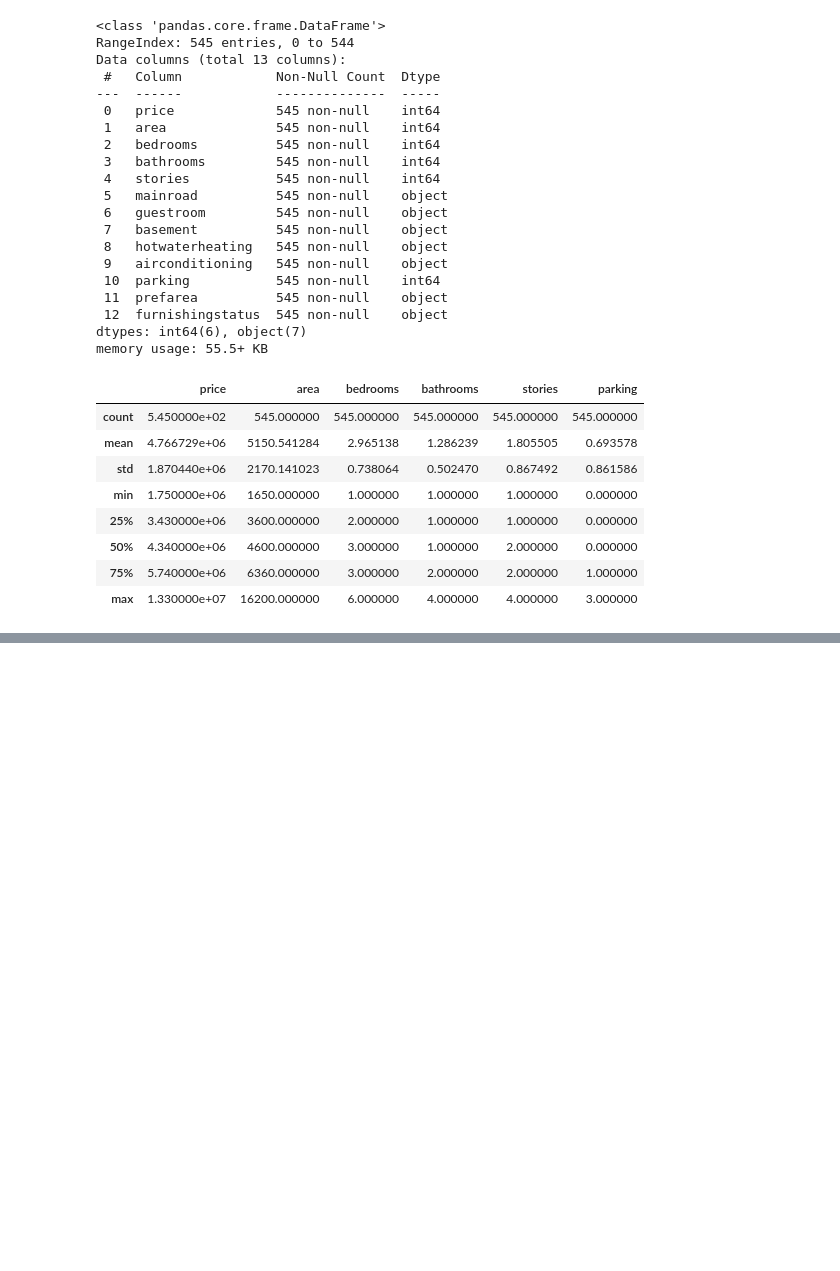
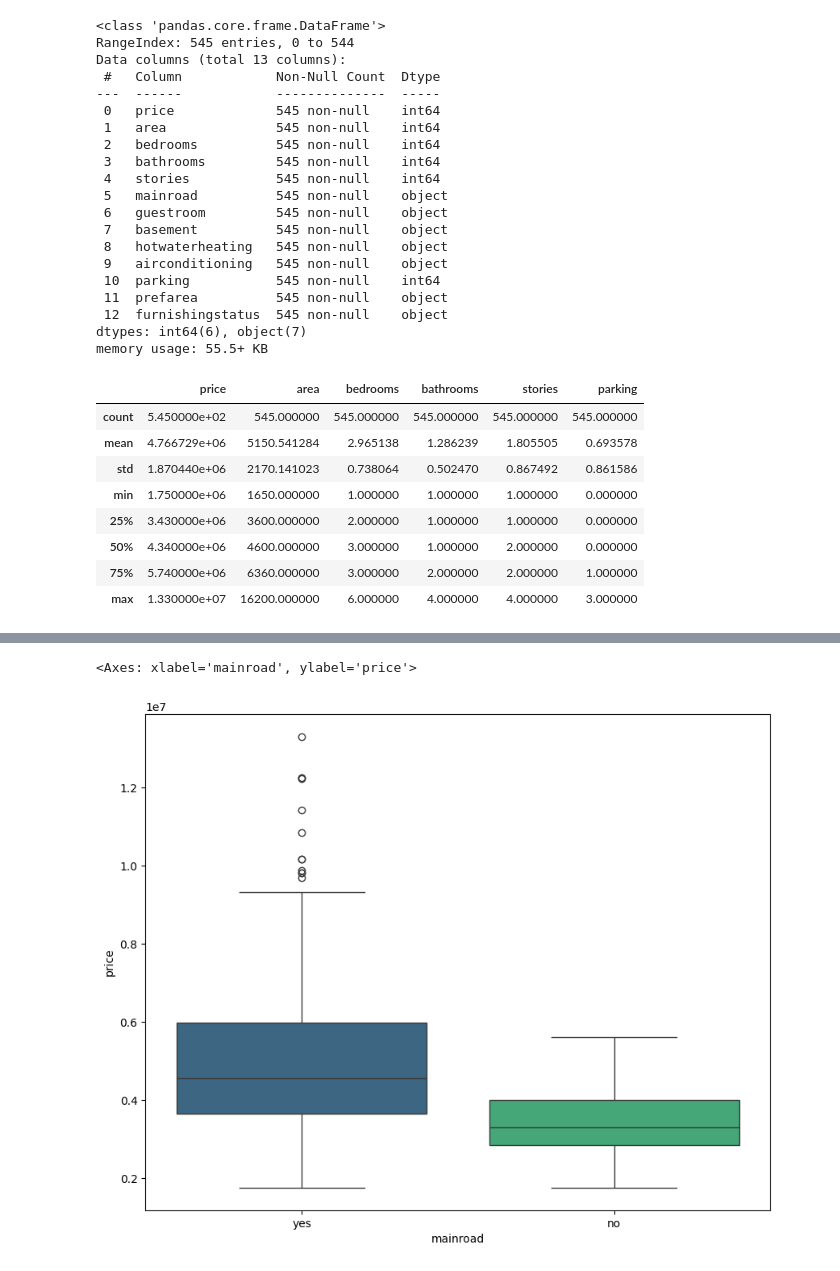
Before and after one commit to subhashiitb/IITKGP-ML, a Jupyter notebook: BasicsOfML/M1/S4/4.3/M1-S4-4.3.Multiple-Linear-Regression.ipynb, the cells around one changed output, grey strips where cells are left out. Drawn from its saved outputs; the diff is of its cells as text; code cells hidden in the pictures; blank space fills up the shorter version.

```diff
--- a/BasicsOfML/M1/S4/4.3/M1-S4-4.3.Multiple-Linear-Regression.ipynb
+++ b/BasicsOfML/M1/S4/4.3/M1-S4-4.3.Multiple-Linear-Regression.ipynb
@@ -62,0 +72,6 @@ housing.describe()
+# %%
+plt.figure(figsize=(10,8))
+sns.boxplot(x='mainroad',y='price',data=housing, palette='viridis')
+# %% [output]
+<Axes: xlabel='mainroad', ylabel='price'>
+[figure, added]
```
Also changed, not shown: parts of 9 cells of this notebook.
